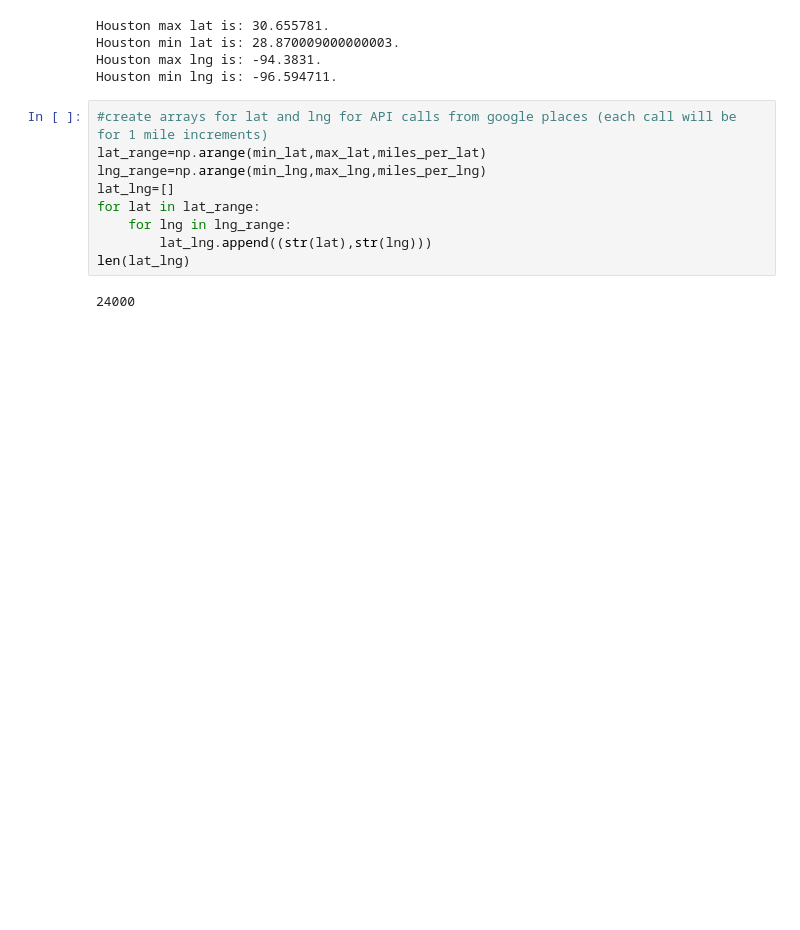
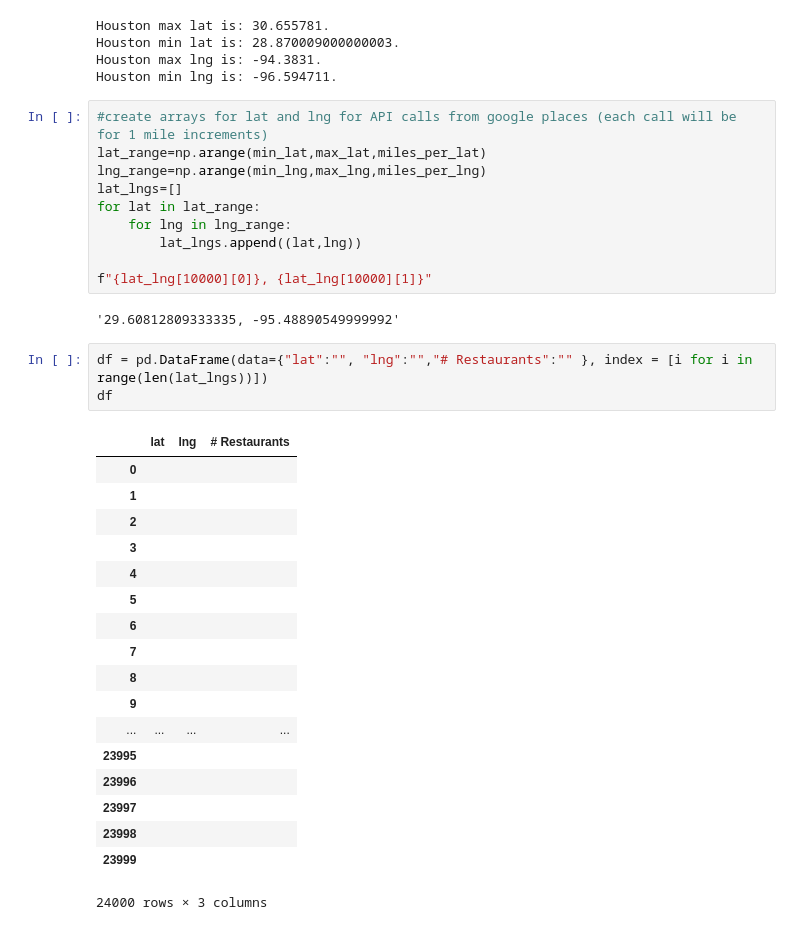
Before and after one commit to Axemen/Houston_Housing, a Jupyter notebook: notebooks/google_places.ipynb, the cells around one changed output. Saved outputs shown, nothing was run; the diff lists cells and outputs as text; blank space fills up the shorter version.

```diff
--- a/notebooks/google_places.ipynb
+++ b/notebooks/google_places.ipynb
@@ -48,11 +48,34 @@ Houston min lng is: -96.594711.
 #create arrays for lat and lng for API calls from google places (each call will be for 1 mile increments)
 lat_range=np.arange(min_lat,max_lat,miles_per_lat)
 lng_range=np.arange(min_lng,max_lng,miles_per_lng)
-lat_lng=[]
+lat_lngs=[]
 for lat in lat_range:
     for lng in lng_range:
-        lat_lng.append((str(lat),str(lng)))
-len(lat_lng)
+        lat_lngs.append((lat,lng))
+
+f"{lat_lng[10000][0]}, {lat_lng[10000][1]}"
 # %% [output]
-24000
+'29.60812809333335, -95.48890549999992'
+# %%
+df = pd.DataFrame(data={"lat":"", "lng":"","# Restaurants":"" }, index = [i for i in range(len(lat_lngs))])
+df
+# %% [output]
+|  | lat | lng | # Restaurants |
+| 0 |  |  |  |
+| 1 |  |  |  |
+| 2 |  |  |  |
+| 3 |  |  |  |
+| 4 |  |  |  |
+| 5 |  |  |  |
+| 6 |  |  |  |
+| 7 |  |  |  |
+| 8 |  |  |  |
+| 9 |  |  |  |
+| ... | ... | ... | ... |
+| 23995 |  |  |  |
+| 23996 |  |  |  |
+| 23997 |  |  |  |
+| 23998 |  |  |  |
+| 23999 |  |  |  |
+24000 rows × 3 columns
 # %%
```
Also changed, not shown: parts of 3 cells of this notebook, 1 other file.
